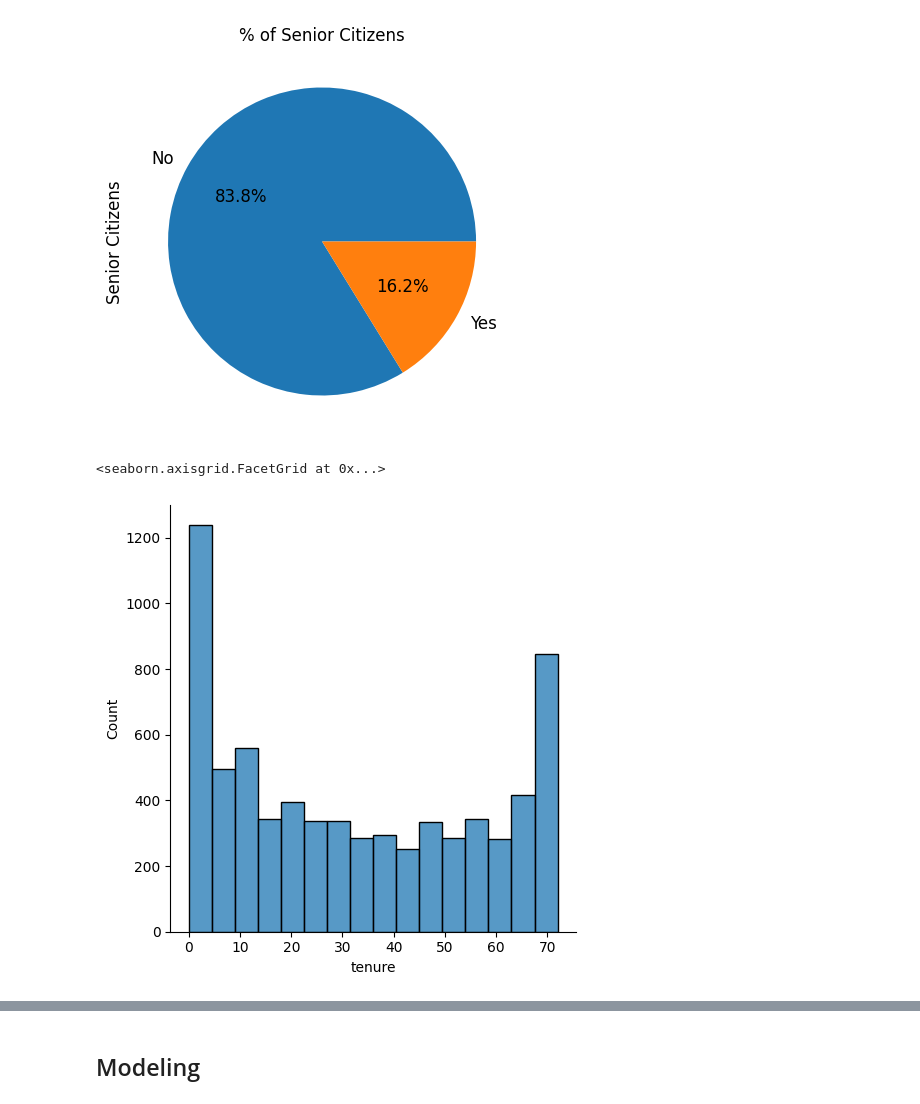
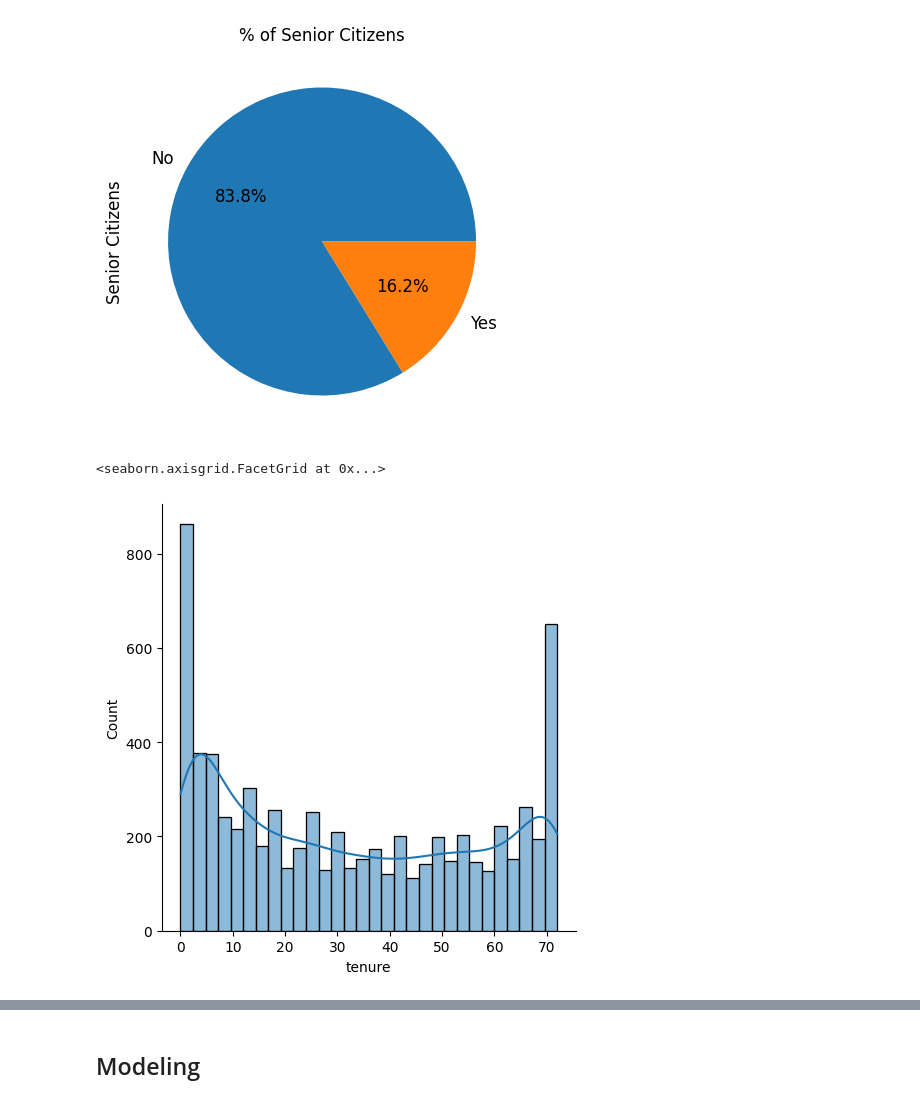
Before and after one commit to MeghanaGangarapu/DataScienceProjects, a Jupyter notebook: Churn_Analysis/churn_analysis.ipynb, the cells around one changed output, grey strips where cells are left out. Saved outputs shown, nothing was run; the diff lists cells and outputs as text; code cells hidden in the pictures.

```diff
--- a/Churn_Analysis/churn_analysis.ipynb
+++ b/Churn_Analysis/churn_analysis.ipynb
@@ -6,5 +6,5 @@ import seaborn as sns
 import warnings
 warnings.filterwarnings("ignore") # to ignore warnings
 # %%
-data = pd.read_csv('data/Telco-Customer-Churn.csv')
+df = pd.read_csv('data/Telco-Customer-Churn.csv')
 # %%
@@ -38,6 +38,7 @@ data.head()
 | 4 | 9237-HQITU | Female | 0 | No | No | 2 | Yes | No | ... |
 5 rows × 21 columns
 # %%
+data = df.copy()
 data.drop(columns=['customerID'], inplace=True)
 # %%
 data.describe()
@@ -228,8 +261,7 @@ ax.set_title('% of Senior Citizens', fontsize = 12)
 Text(0.5, 1.0, '% of Senior Citizens')
 [figure]
 # %%
-## Invetigating if 72 years of tenure is an outlier
-sns.displot(data['tenure'])
+sns.displot(data['tenure'], kde=True, bins=30)
 # %% [output]
 <seaborn.axisgrid.FacetGrid at 0x...>
-[figure, old version]
+[figure, new version]
```
Also changed, not shown: parts of 26 cells of this notebook, 1 other file.
